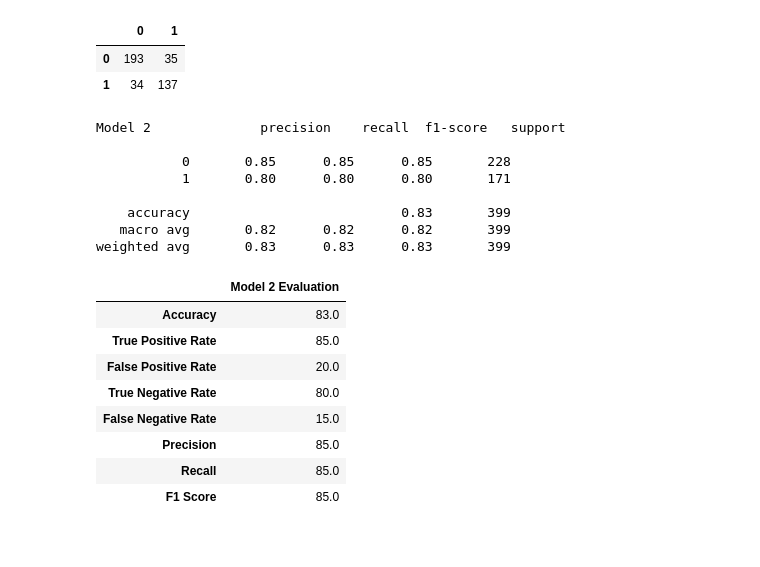
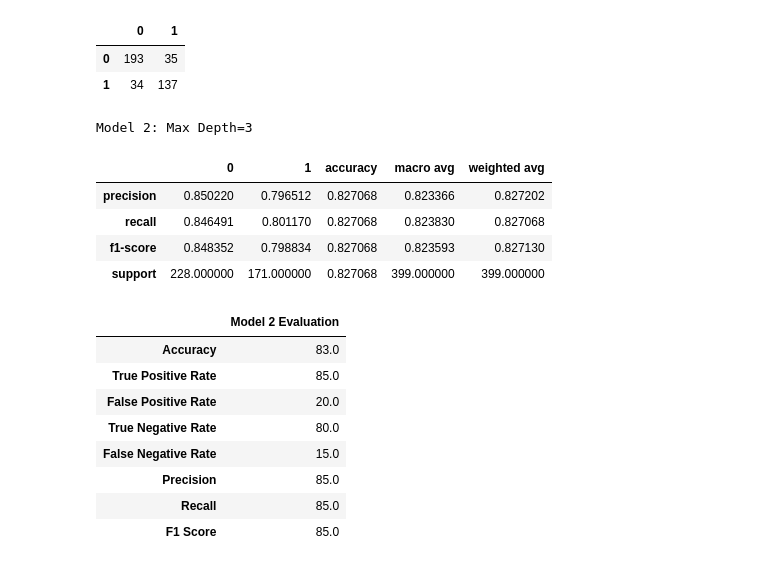
Before and after one commit to Promeos/classification-exercises, a Jupyter notebook: model.ipynb, the cells around one changed output. Drawn from its saved outputs; the diff is of its cells as text; code cells hidden in the pictures.

```diff
--- a/model.ipynb
+++ b/model.ipynb
@@ -724,14 +724,13 @@ cm_ml_2
 | 0 | 193 | 35 |
 | 1 | 34 | 137 |
 # %%
-print('Model 2' + classification_report(y_train, y_2_prediction_train))
+print('Model 2: Max Depth=3')
+pd.DataFrame(classification_report(y_train, y_2_prediction_train, output_dict=True))
 # %% [output]
-Model 2              precision    recall  f1-score   support
-
-           0       0.85      0.85      0.85       228
-           1       0.80      0.80      0.80       171
-
-    accuracy                           0.83       399
-   macro avg       0.82      0.82      0.82       399
-weighted avg       0.83      0.83      0.83       399
+Model 2: Max Depth=3
+|  | 0 | 1 | accuracy | macro avg | weighted avg |
+| precision | 0.850220 | 0.796512 | 0.827068 | 0.823366 | 0.827202 |
+| recall | 0.846491 | 0.801170 | 0.827068 | 0.823830 | 0.827068 |
+| f1-score | 0.848352 | 0.798834 | 0.827068 | 0.823593 | 0.827130 |
+| support | 228.000000 | 171.000000 | 0.827068 | 399.000000 | 399.000000 |
 # %%
```
Also changed, not shown: parts of 8 cells of this notebook.
